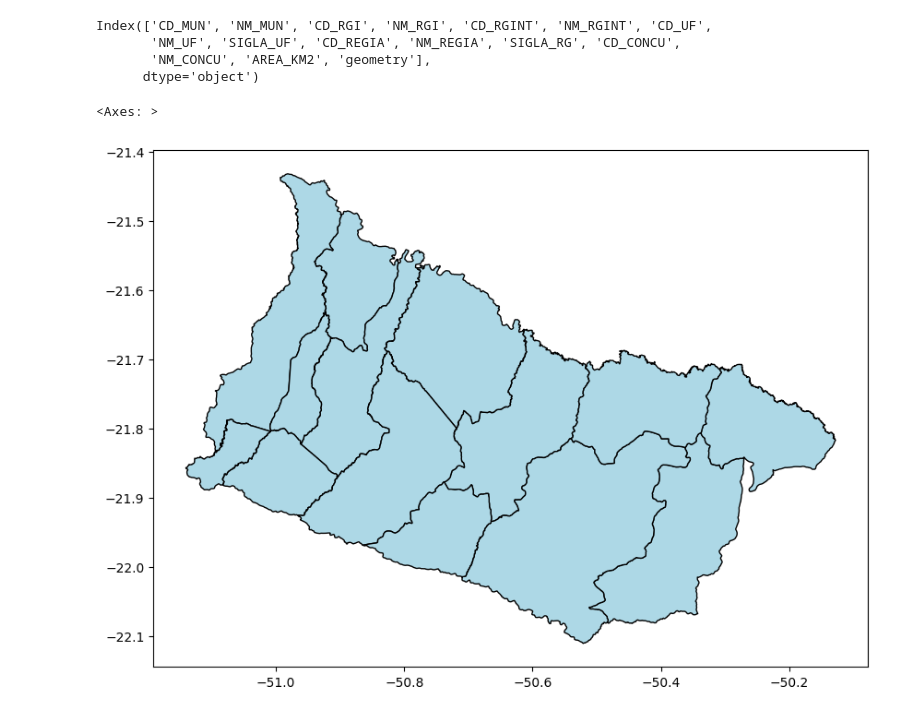
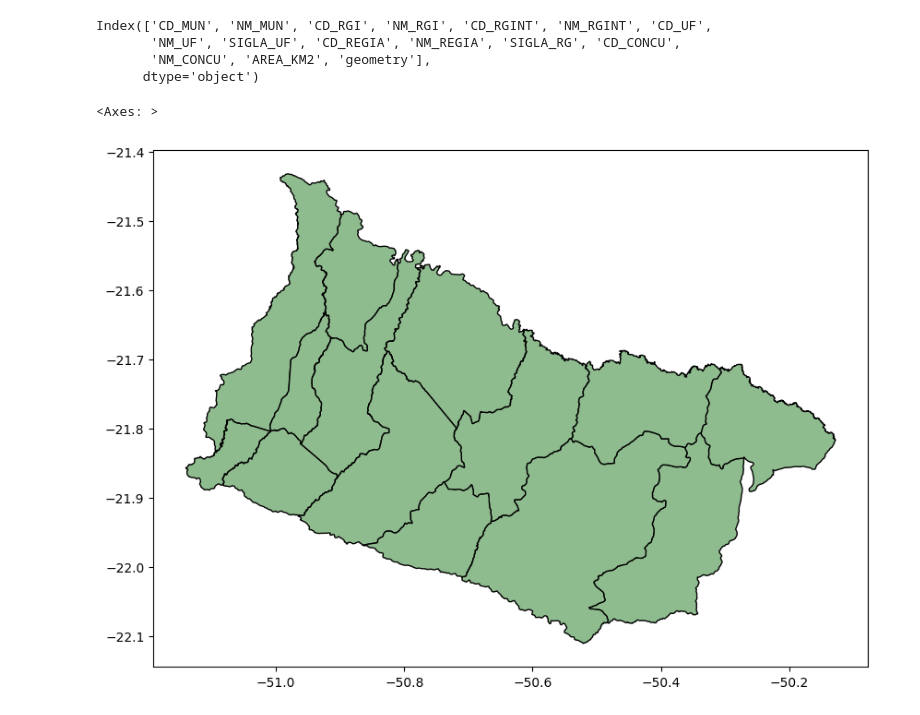
Before and after one commit to LuucasGabriel/PAM_IBGE, a Jupyter notebook: visualizando.ipynb, the cells around one changed output. Cells and saved outputs as stored; diff of their text form; code cells hidden in the pictures.

```diff
--- a/visualizando.ipynb
+++ b/visualizando.ipynb
@@ -456,10 +439,10 @@ Index(['CD_MUN', 'NM_MUN', 'CD_RGI', 'NM_RGI', 'CD_RGINT', 'NM_RGINT', 'CD_UF',
        'NM_CONCU', 'AREA_KM2', 'geometry'],
       dtype='object')
 # %%
-mapa_14.plot(figsize=(10, 8), edgecolor="black", color="lightblue")
+mapa_14.plot(figsize=(10, 8), edgecolor="black", color="#8FBC8F")
 # %% [output]
 <Axes: >
-[figure, old version]
+[figure, new version]
 # %%
 # Converter para string e garantir 7 dígitos
 mapa["CD_MUN"] = mapa["CD_MUN"].astype(str).str.zfill(7)
```
Also changed, not shown: parts of 10 cells of this notebook, 4 other files.
